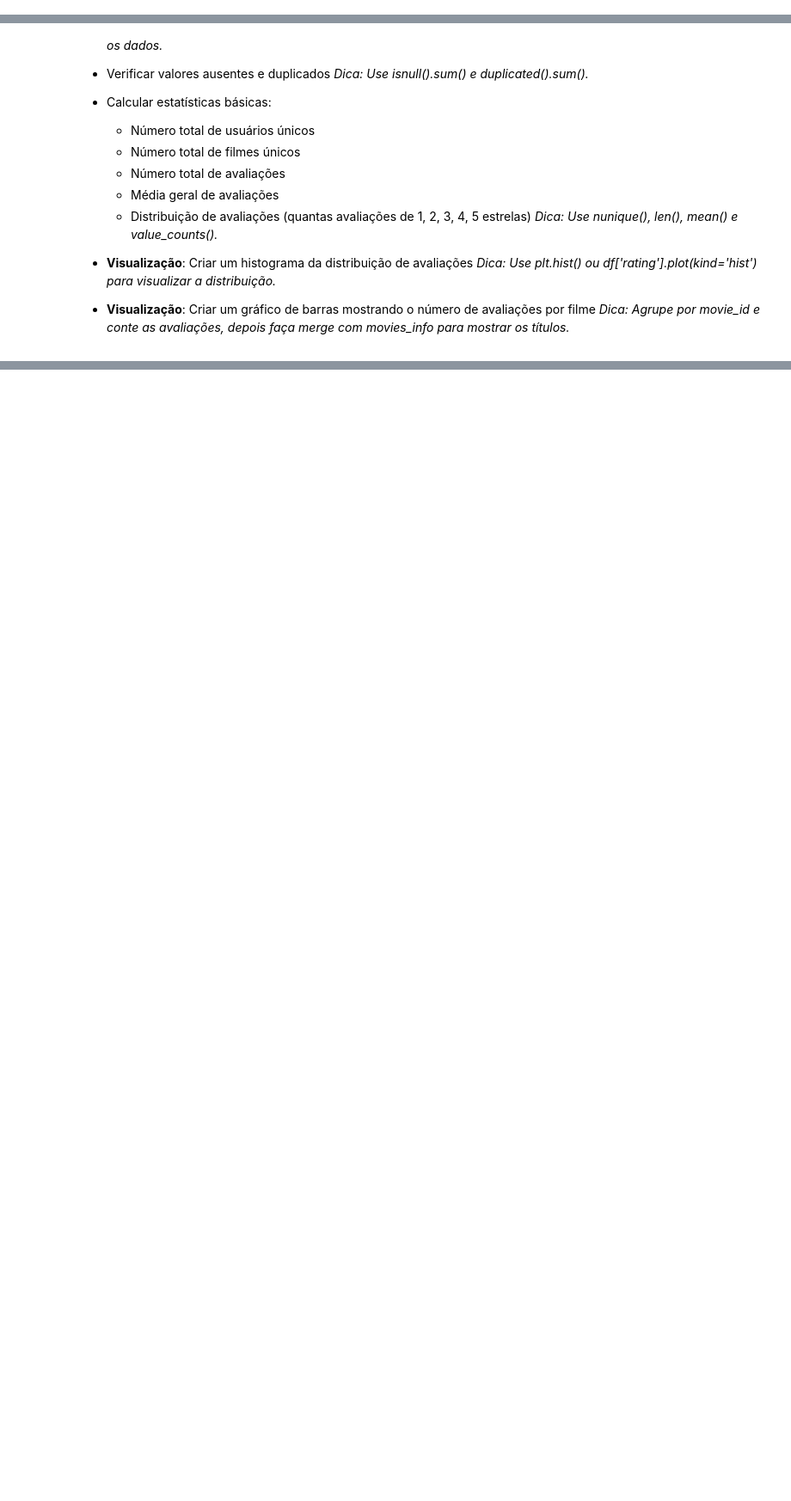
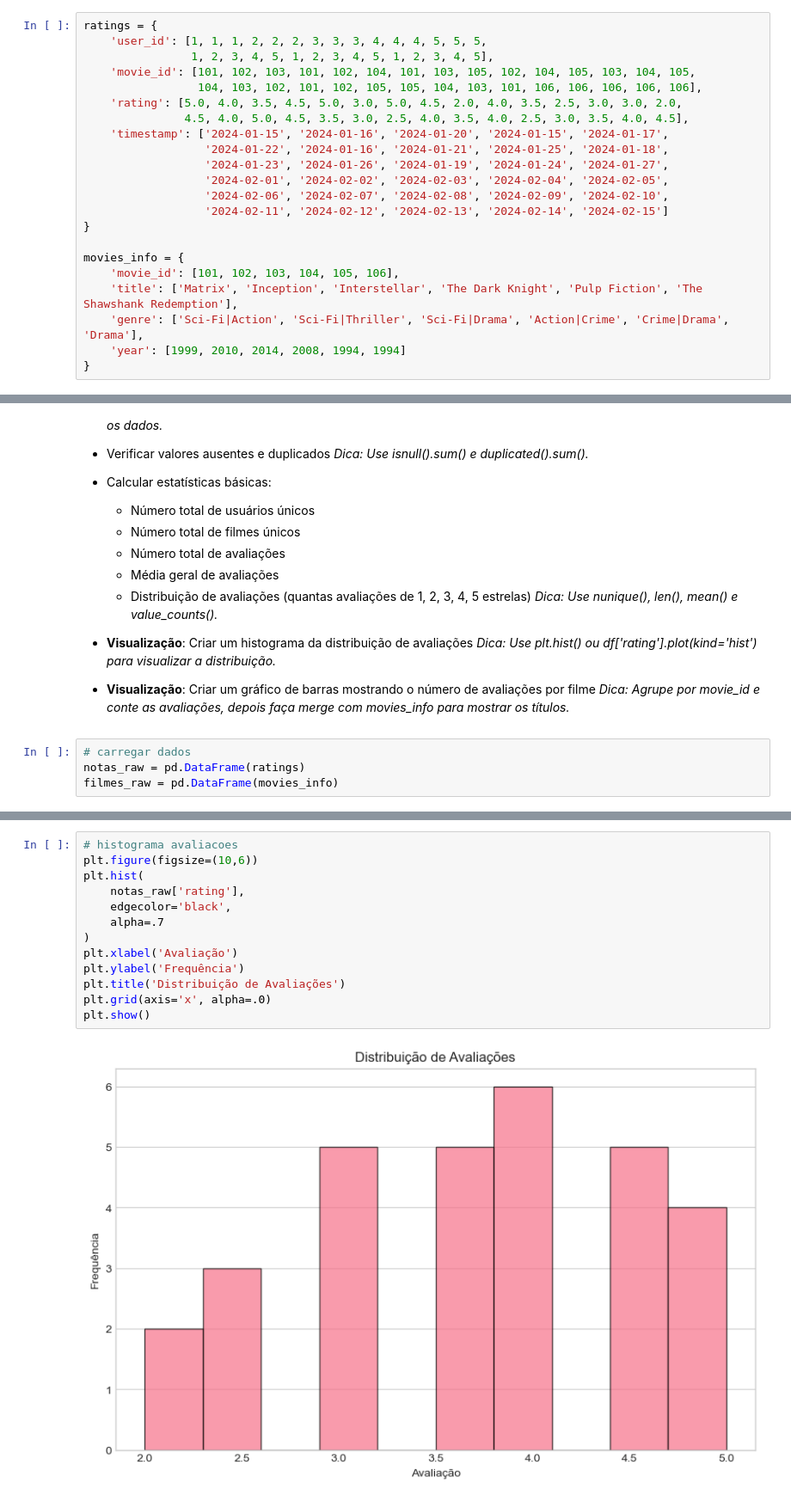
Before and after one commit to esscova/data-trivium, a Jupyter notebook: machine learning/ex001.ipynb, the cells around one changed output, grey strips where cells are left out. Shown at 86% size. Cells and saved outputs as stored; diff of their text form; blank space fills up the shorter version.

```diff
--- a/machine learning/ex001.ipynb
+++ b/machine learning/ex001.ipynb
@@ -110,6 +110,28 @@ movies_info = {
 - `title`: Título do filme
 - `genre`: Gênero(s) do filme
 - `year`: Ano de lançamento
+# %%
+ratings = {
+    'user_id': [1, 1, 1, 2, 2, 2, 3, 3, 3, 4, 4, 4, 5, 5, 5,
+                1, 2, 3, 4, 5, 1, 2, 3, 4, 5, 1, 2, 3, 4, 5],
+    'movie_id': [101, 102, 103, 101, 102, 104, 101, 103, 105, 102, 104, 105, 103, 104, 105,
+                 104, 103, 102, 101, 102, 105, 105, 104, 103, 101, 106, 106, 106, 106, 106],
+    'rating': [5.0, 4.0, 3.5, 4.5, 5.0, 3.0, 5.0, 4.5, 2.0, 4.0, 3.5, 2.5, 3.0, 3.0, 2.0,
+               4.5, 4.0, 5.0, 4.5, 3.5, 3.0, 2.5, 4.0, 3.5, 4.0, 2.5, 3.0, 3.5, 4.0, 4.5],
+    'timestamp': ['2024-01-15', '2024-01-16', '2024-01-20', '2024-01-15', '2024-01-17',
+                  '2024-01-22', '2024-01-16', '2024-01-21', '2024-01-25', '2024-01-18',
+                  '2024-01-23', '2024-01-26', '2024-01-19', '2024-01-24', '2024-01-27',
+                  '2024-02-01', '2024-02-02', '2024-02-03', '2024-02-04', '2024-02-05',
+                  '2024-02-06', '2024-02-07', '2024-02-08', '2024-02-09', '2024-02-10',
+                  '2024-02-11', '2024-02-12', '2024-02-13', '2024-02-14', '2024-02-15']
+}
+
+movies_info = {
+    'movie_id': [101, 102, 103, 104, 105, 106],
+    'title': ['Matrix', 'Inception', 'Interstellar', 'The Dark Knight', 'Pulp Fiction', 'The Shawshank Redemption'],
+    'genre': ['Sci-Fi|Action', 'Sci-Fi|Thriller', 'Sci-Fi|Drama', 'Action|Crime', 'Crime|Drama', 'Drama'],
+    'year': [1999, 2010, 2014, 2008, 1994, 1994]
+}
 # %% [markdown]
 ## Tarefas
 
@@ -135,3 +157,7 @@ movies_info = {
 - **Visualização**: Criar um histograma da distribuição de avaliações _Dica: Use plt.hist() ou df['rating'].plot(kind='hist') para visualizar a distribuição._
 
 - **Visualização**: Criar um gráfico de barras mostrando o número de avaliações por filme _Dica: Agrupe por movie_id e conte as avaliações, depois faça merge com movies_info para mostrar os títulos._
+# %%
+# carregar dados
+notas_raw = pd.DataFrame(ratings)
+filmes_raw = pd.DataFrame(movies_info)
@@ -137,0 +314,15 @@ movies_info = {
+# %%
+# histograma avaliacoes
+plt.figure(figsize=(10,6))
+plt.hist(
+    notas_raw['rating'],
+    edgecolor='black',
+    alpha=.7
+)
+plt.xlabel('Avaliação')
+plt.ylabel('Frequência')
+plt.title('Distribuição de Avaliações')
+plt.grid(axis='x', alpha=.0)
+plt.show()
+# %% [output]
+[figure, added]
```
Also changed, not shown: parts of 22 cells of this notebook.
